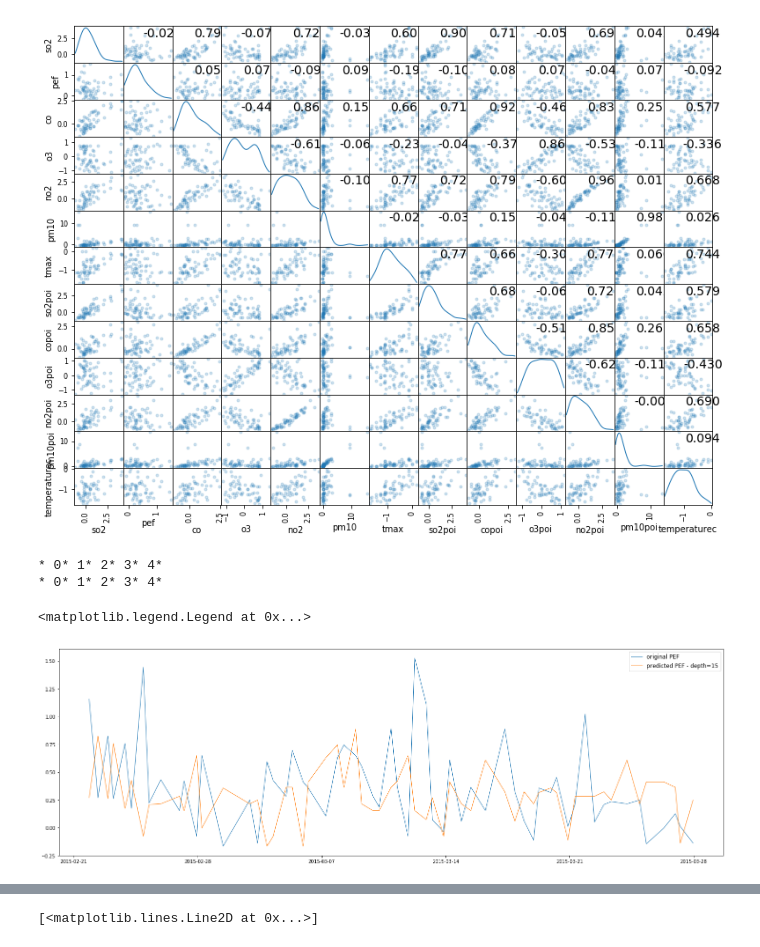
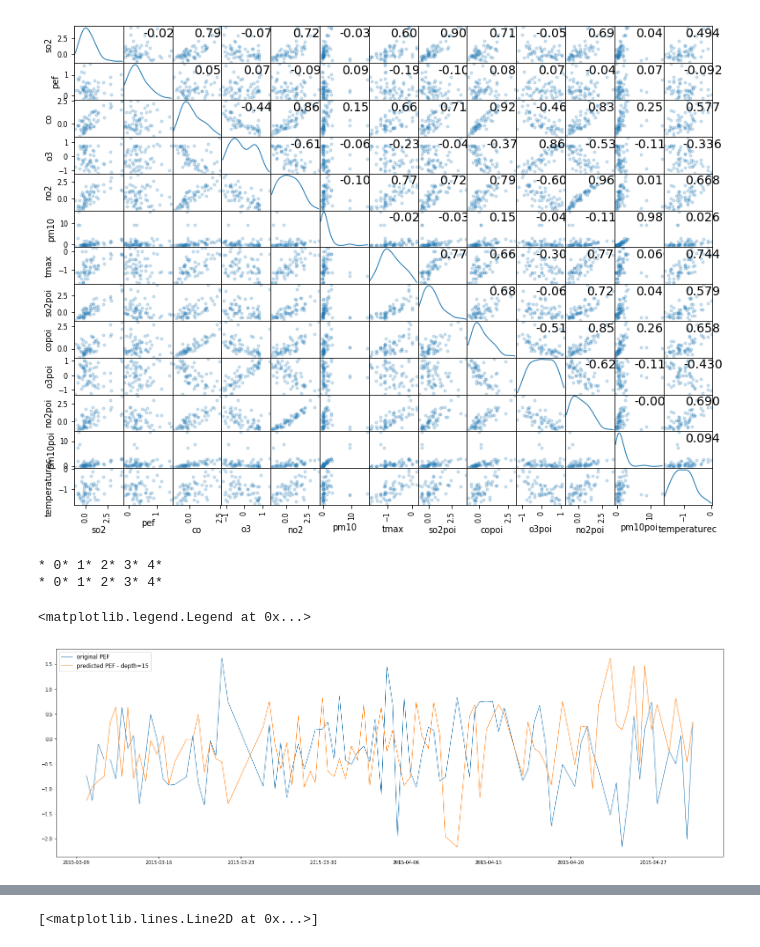
Before and after one commit to sada-narayanappa/Notebooks, a Jupyter notebook: SCHAS/pef/hans.ipynb, the cells around one changed output, grey strips where cells are left out. Saved outputs shown, nothing was run; the diff lists cells and outputs as text; code cells hidden in the pictures.

```diff
--- a/SCHAS/pef/hans.ipynb
+++ b/SCHAS/pef/hans.ipynb
@@ -133,31 +137,36 @@ def run_reg(X,y,reg_class,printDebug = False , reg=None):
 # %%
 from sklearn.tree import DecisionTreeRegressor
 
 #dp = dp["so2,pef,o3,co,no2,pm10,tmax".split(',')]
 
 dp1 = dp.set_index(pd.Series(range(0,len(dp)) ) )
 
 X = dp1.ix[:, dp1.columns != 'pef']
 y = dp1.pef
 X = X.as_matrix().astype(np.float)
 
+##---- Polynomial features
+p = PolynomialFeatures(3)
+o = p.fit_transform(X)
+X = o
+
+
 # Fit regression model
 regr_1 = DecisionTreeRegressor(max_depth=2)
 regr_2 = DecisionTreeRegressor(max_depth=15)
 #regr_1.fit(X, y)
 #regr_2.fit(X, y)
 y1 = run_reg(X,y, None, True, regr_1)
 y2 = run_reg(X,y, None, True, regr_2)
+
+plt.figure(figsize=(25, 8))
+plt.plot(dp.index,y, label='original PEF')
+#plt.plot(y1[0])
+plt.plot(dp.index, y2[0], label='predicted PEF - depth=15')
+plt.legend()
 # %% [output]
 * 0* 1* 2* 3* 4*
 * 0* 1* 2* 3* 4*
+<matplotlib.legend.Legend at 0x...>
+[figure, added]
-# %%
-plt.figure(figsize=(25, 8))
-plt.plot(dp.index,y, label='original PEF')
-#plt.plot(y1[0])
-plt.plot(dp.index, y2[0], label='predicted PEF - depth=15')
-plt.legend()
-# %% [output]
-<matplotlib.legend.Legend at 0x...>
-[figure, removed]
 # %%
```
Also changed, not shown: parts of 4 cells of this notebook.
